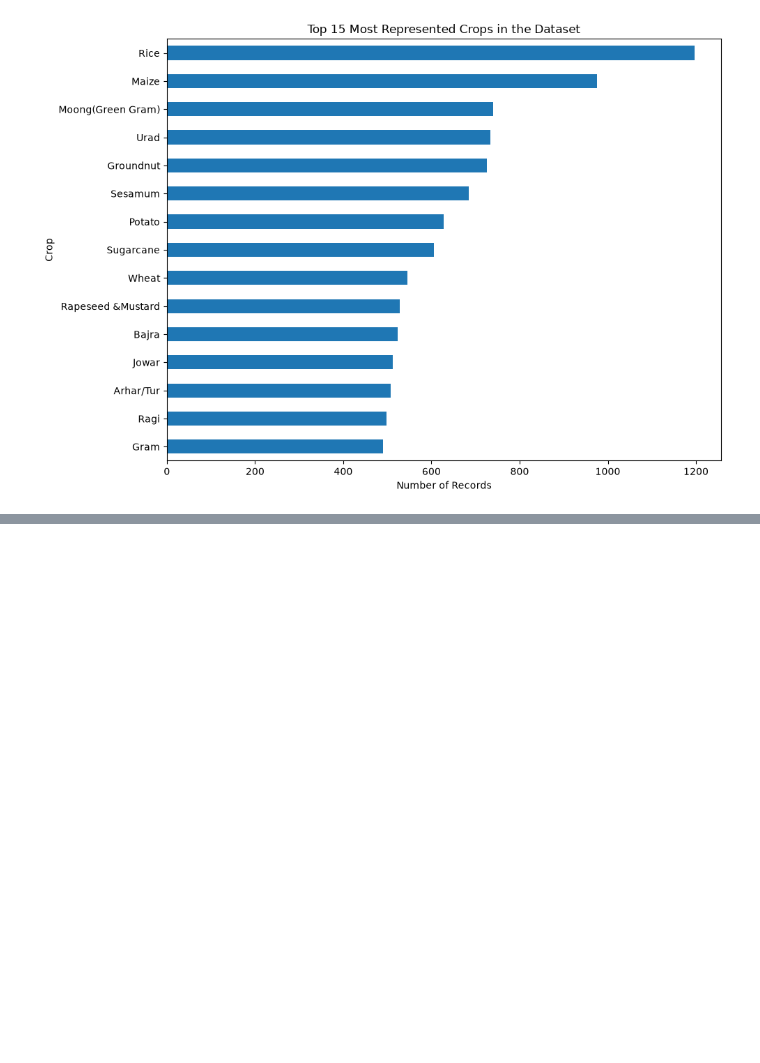
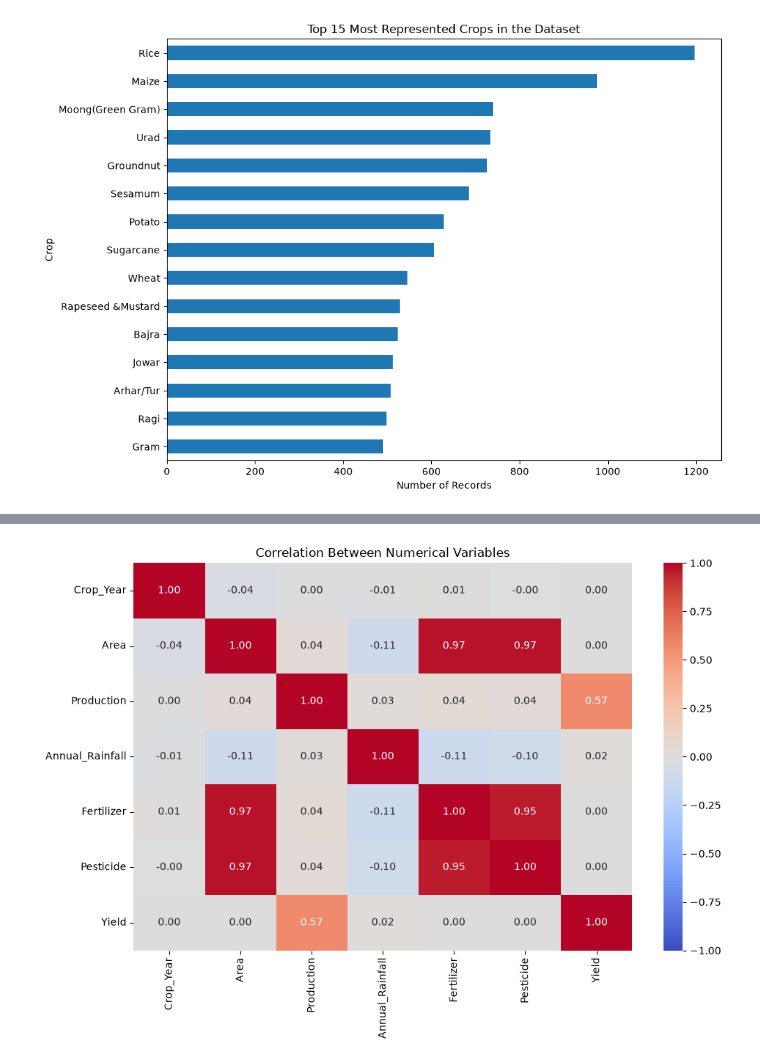
Before and after one commit to rohan24may/Crop-Yield-Analysis, a Jupyter notebook: notebooks/01_data_validation.ipynb, the cells around one changed output, grey strips where cells are left out. Cells and saved outputs as stored; diff of their text form; code cells hidden in the pictures; blank space fills up the shorter version.

Commit message:
Complete initial crop yield exploration

```diff
--- a/notebooks/01_data_validation.ipynb
+++ b/notebooks/01_data_validation.ipynb
@@ -634,0 +635,28 @@ plt.show()
+# %%
+# Examine correlations among numerical variables
+numeric_cols = [
+    "Crop_Year",
+    "Area",
+    "Production",
+    "Annual_Rainfall",
+    "Fertilizer",
+    "Pesticide",
+    "Yield",
+]
+
+correlation = df[numeric_cols].corr()
+
+plt.figure(figsize=(10, 7))
+sns.heatmap(
+    correlation,
+    annot=True,
+    cmap="coolwarm",
+    fmt=".2f",
+    vmin=-1,
+    vmax=1,
+)
+plt.title("Correlation Between Numerical Variables")
+plt.tight_layout()
+plt.show()
+# %% [output]
+[figure, added]
```
Also changed, not shown: parts of 3 cells of this notebook.
